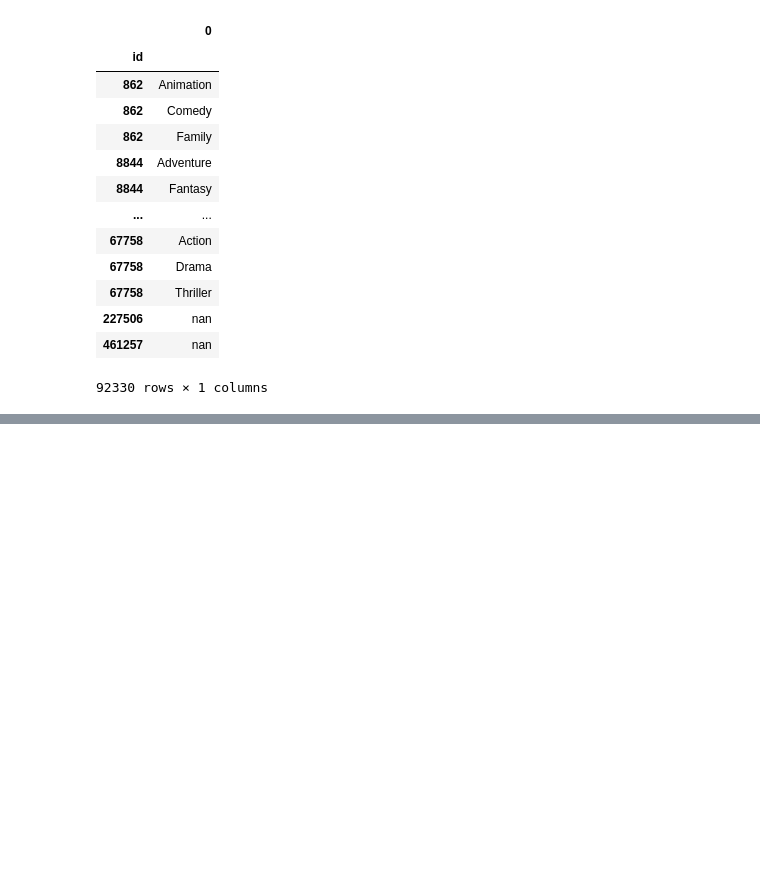
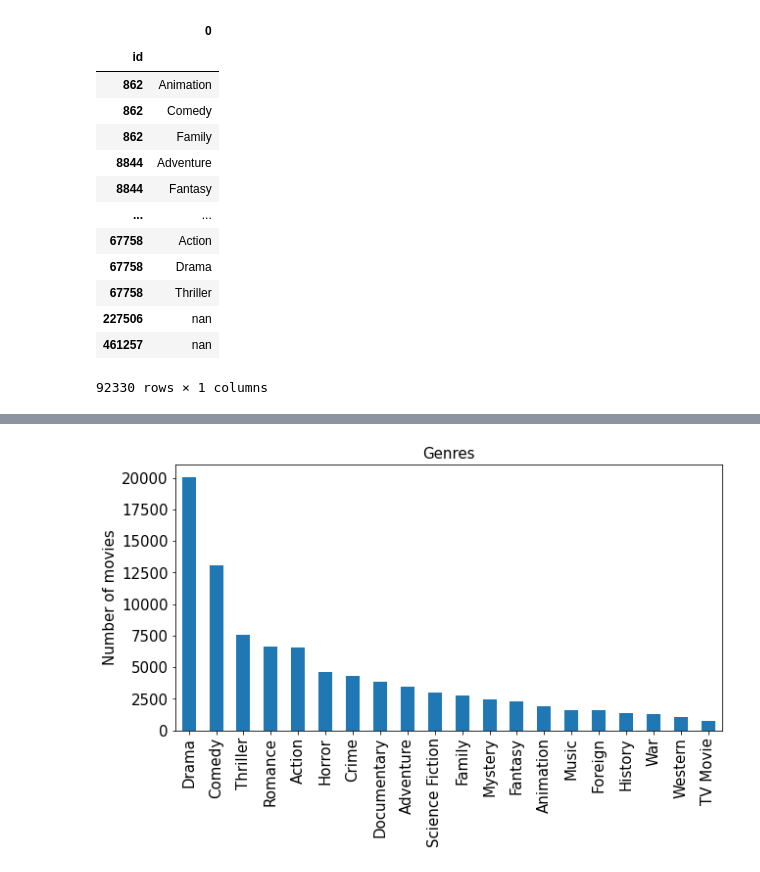
Before and after one commit to RochaErik/DS-MoviesProject, a Jupyter notebook: DS-MoviesProject.ipynb, the cells around one changed output, grey strips where cells are left out. Cells and saved outputs as stored; diff of their text form; code cells hidden in the pictures; blank space fills up the shorter version.

```diff
--- a/DS-MoviesProject.ipynb
+++ b/DS-MoviesProject.ipynb
@@ -1392,0 +1391,2 @@ To be continue...
+# %%
+genres.columns = ['Genres']
@@ -1392,0 +1410,3 @@ To be continue...
+# %%
+right = df[['revenue_musd', 'vote_average', 'popularity', 'release_date']]
+right
@@ -1392,0 +1428,3 @@ To be continue...
+# %%
+genres = genres.merge(right, how='left', left_index=True, right_index=True)
+genres.head(20)
@@ -1392,0 +1481,2 @@ To be continue...
+# %%
+genres = genres[genres['Genres'] != 'nan']
@@ -1392,0 +1503,8 @@ To be continue...
+# %%
+plt.figure(figsize=(10,5))
+genres.Genres.value_counts().head(20).plot(kind='bar', fontsize=15)
+plt.title('Genres', fontsize=15)
+plt.ylabel('Number of movies', fontsize=15)
+plt.show()
+# %% [output]
+[figure, added]
```
Also changed, not shown: parts of 19 cells of this notebook.
